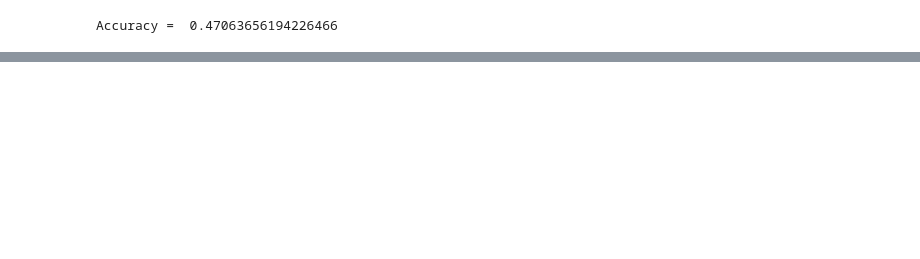
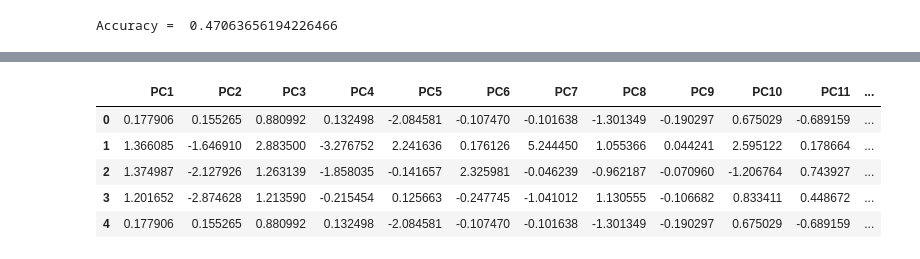
Before and after one commit to muhualiushui/Stat_432_FinalProject, a Jupyter notebook: Classification_Analyze.ipynb, the cells around one changed output, grey strips where cells are left out. Cells and saved outputs as stored; diff of their text form; code cells hidden in the pictures; blank space fills up the shorter version.

```diff
--- a/Classification_Analyze.ipynb
+++ b/Classification_Analyze.ipynb
@@ -59,0 +61,40 @@ SyntaxError: expected ':' (2490232531.py, line 2)
+# %%
+from sklearn.preprocessing import StandardScaler
+from sklearn.decomposition import PCA
+
+columns_to_remove = ['TAID', 'SMILES', 'mouse intraperitoneal LD50', 'group']
+data_pca = data.drop(columns=columns_to_remove)
+
+missing_values = data_pca.isnull().sum()
+missing_values[missing_values > 0]
+
+# Convert "Which Halogens" and "Which Other Metal" to binary indicators
+data_pca['Halogens_Present'] = data_pca['Which Halogens'].notnull().astype(int)
+data_pca['Other_Metal_Present'] = data_pca['Which Other Metal'].notnull().astype(int)
+
+# Drop the original columns
+data_pca = data_pca.drop(columns=['Which Halogens', 'Which Other Metal'])
+
+# Verify the transformation
+data_pca.head()
+
+# Standardizing the features
+scaler = StandardScaler()
+data_scaled = scaler.fit_transform(data_pca)
+
+# Applying PCA
+pca = PCA()
+pca_data = pca.fit_transform(data_scaled)
+
+# Creating a DataFrame for the PCA results
+pca_df = pd.DataFrame(pca_data, columns=[f'PC{i+1}' for i in range(pca_data.shape[1])])
+
+# Display the first few rows of the PCA results
+pca_df.head()
+# %% [output]
+|  | PC1 | PC2 | PC3 | PC4 | PC5 | PC6 | PC7 | PC8 | PC9 | PC10 | PC11 | ... |
+| 0 | 0.177906 | 0.155265 | 0.880992 | 0.132498 | -2.084581 | -0.107470 | -0.101638 | -1.301349 | -0.190297 | 0.675029 | -0.689159 | ... |
+| 1 | 1.366085 | -1.646910 | 2.883500 | -3.276752 | 2.241636 | 0.176126 | 5.244450 | 1.055366 | 0.044241 | 2.595122 | 0.178664 | ... |
+| 2 | 1.374987 | -2.127926 | 1.263139 | -1.858035 | -0.141657 | 2.325981 | -0.046239 | -0.962187 | -0.070960 | -1.206764 | 0.743927 | ... |
+| 3 | 1.201652 | -2.874628 | 1.213590 | -0.215454 | 0.125663 | -0.247745 | -1.041012 | 1.130555 | -0.106682 | 0.833411 | 0.448672 | ... |
+| 4 | 0.177906 | 0.155265 | 0.880992 | 0.132498 | -2.084581 | -0.107470 | -0.101638 | -1.301349 | -0.190297 | 0.675029 | -0.689159 | ... |
```
Also changed, not shown: parts of 7 cells of this notebook, 4 other files.
